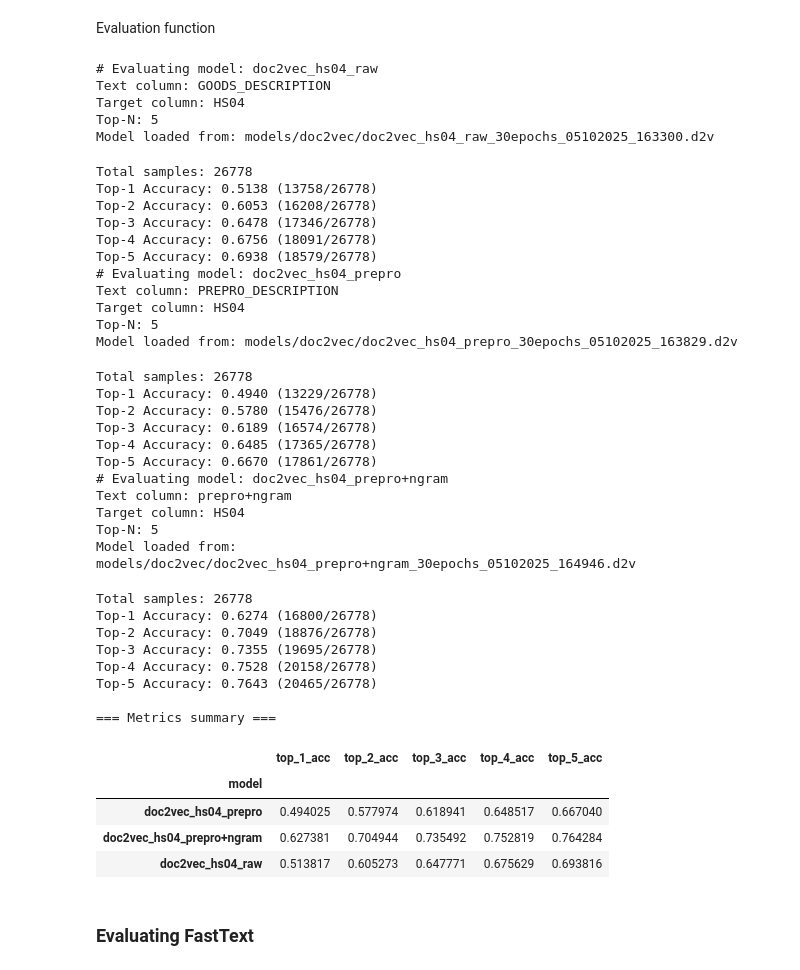
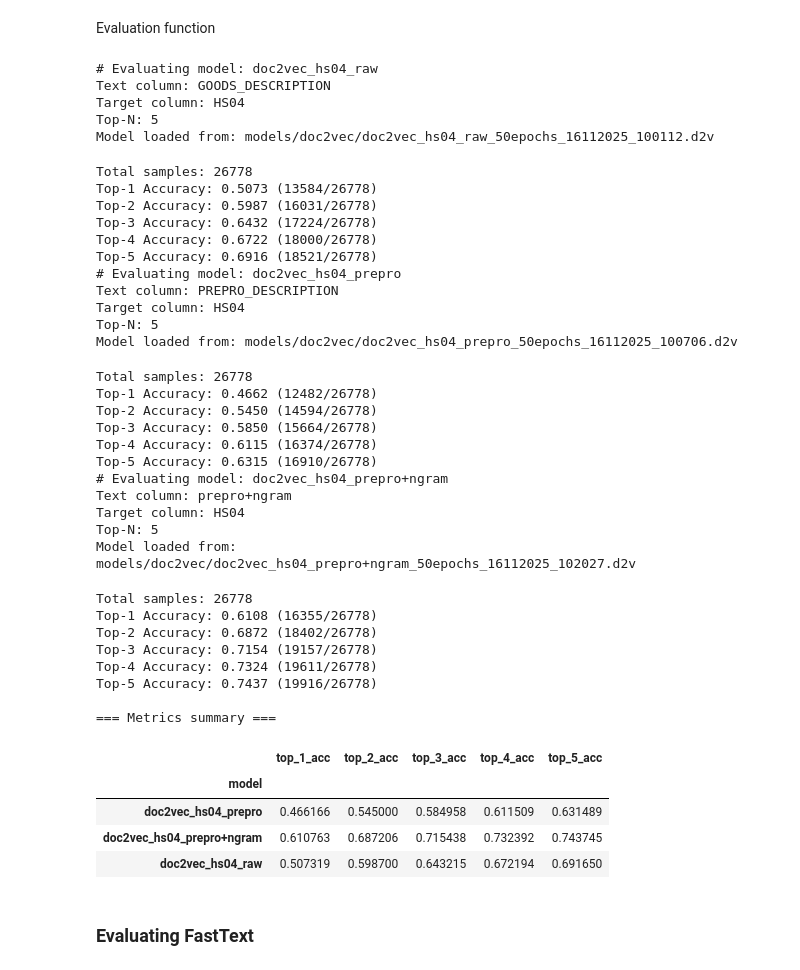
Before and after one commit to sstedoldi/tt1_clasi, a Jupyter notebook: HSrecomm_Baselines_HS04_train.ipynb, the cells around one changed output. Drawn from its saved outputs; the diff is of its cells as text; code cells hidden in the pictures.

```diff
--- a/HSrecomm_Baselines_HS04_train.ipynb
+++ b/HSrecomm_Baselines_HS04_train.ipynb
@@ -334,7 +334,7 @@ from gensim.models import FastText
 
 target_col = 'HS04'
 window = 5 # context window size +/-
-num_epochs = 30
+num_epochs = 50
 model_dim = 254
 seed = 32
 
@@ -503,7 +539,7 @@ class FastTextDocVec:
 # %%
 model = FastTextDocVec(dim=model_dim,
                        window=window,
-                       min_count=0,
+                       min_count=1, # ignore 1 instead of not ignore any words
                        epochs=num_epochs,
                        sg=1,
                        min_n=3,
@@ -526,7 +563,7 @@ del model
 # %%
 model = FastTextDocVec(dim=model_dim,
                        window=window,
-                       min_count=0,
+                       min_count=1, # ignore 1 instead of not ignore any words
                        epochs=num_epochs,
                        sg=1,
                        min_n=3,
@@ -549,7 +587,7 @@ del model
 # %%
 model = FastTextDocVec(dim=model_dim,
                        window=window,
-                       min_count=0,
+                       min_count=1, # ignore 1 instead of not ignore any words
                        epochs=num_epochs,
                        sg=1,
                        min_n=3,
@@ -737,15 +777,15 @@ val_df['prepro+ngram'] = (val_df[prepro_col] + ' ' + val_df[ngram_col]).str.stri
 
 models = [
     ('doc2vec_hs04_raw',
-     'models/doc2vec/doc2vec_hs04_raw_30epochs_05102025_163300.d2v',
+     'models/doc2vec/doc2vec_hs04_raw_50epochs_16112025_100112.d2v',
      raw_col, target_col),
 
     ('doc2vec_hs04_prepro',
-     'models/doc2vec/doc2vec_hs04_prepro_30epochs_05102025_163829.d2v',
+     'models/doc2vec/doc2vec_hs04_prepro_50epochs_16112025_100706.d2v',
      prepro_col, target_col),
 
     ('doc2vec_hs04_prepro+ngram',
-     'models/doc2vec/doc2vec_hs04_prepro+ngram_30epochs_05102025_164946.d2v',
+     'models/doc2vec/doc2vec_hs04_prepro+ngram_50epochs_16112025_102027.d2v',
      'prepro+ngram', target_col),
 ]
 
@@ -760,59 +800,59 @@ for model_name, model_path, text_col, tgt in models:
         text_col=text_col,
         target_col=tgt,
         top_n=5,
-        epochs=30,           # matches your trained-model naming
+        epochs=num_epochs,           # matches your trained-model naming
         alpha=None,          # let gensim handle the schedule
         min_alpha=None,
         show_progress=True
     )
     scored_dfs[model_name] = df_scored
     row = {'model': model_name, **metrics}
     all_metrics.append(row)
 
 metrics_df = pd.DataFrame(all_metrics).set_index('model').sort_index()
 print("\n=== Metrics summary ===")
 metrics_df
 # %% [output]
 # Evaluating model: doc2vec_hs04_raw
 Text column: GOODS_DESCRIPTION
 Target column: HS04
 Top-N: 5
-Model loaded from: models/doc2vec/doc2vec_hs04_raw_30epochs_05102025_163300.d2v
+Model loaded from: models/doc2vec/doc2vec_hs04_raw_50epochs_16112025_100112.d2v
 Total samples: 26778
-Top-1 Accuracy: 0.5138 (13758/26778)
-Top-2 Accuracy: 0.6053 (16208/26778)
-Top-3 Accuracy: 0.6478 (17346/26778)
-Top-4 Accuracy: 0.6756 (18091/26778)
-Top-5 Accuracy: 0.6938 (18579/26778)
+Top-1 Accuracy: 0.5073 (13584/26778)
+Top-2 Accuracy: 0.5987 (16031/26778)
+Top-3 Accuracy: 0.6432 (17224/26778)
+Top-4 Accuracy: 0.6722 (18000/26778)
+Top-5 Accuracy: 0.6916 (18521/26778)
 # Evaluating model: doc2vec_hs04_prepro
 Text column: PREPRO_DESCRIPTION
 Target column: HS04
 Top-N: 5
-Model loaded from: models/doc2vec/doc2vec_hs04_prepro_30epochs_05102025_163829.d2v
+Model loaded from: models/doc2vec/doc2vec_hs04_prepro_50epochs_16112025_100706.d2v
 Total samples: 26778
-Top-1 Accuracy: 0.4940 (13229/26778)
-Top-2 Accuracy: 0.5780 (15476/26778)
-Top-3 Accuracy: 0.6189 (16574/26778)
-Top-4 Accuracy: 0.6485 (17365/26778)
-Top-5 Accuracy: 0.6670 (17861/26778)
+Top-1 Accuracy: 0.4662 (12482/26778)
+Top-2 Accuracy: 0.5450 (14594/26778)
+Top-3 Accuracy: 0.5850 (15664/26778)
+Top-4 Accuracy: 0.6115 (16374/26778)
+Top-5 Accuracy: 0.6315 (16910/26778)
 # Evaluating model: doc2vec_hs04_prepro+ngram
 Text column: prepro+ngram
 Target column: HS04
 Top-N: 5
-Model loaded from: models/doc2vec/doc2vec_hs04_prepro+ngram_30epochs_05102025_164946.d2v
+Model loaded from: models/doc2vec/doc2vec_hs04_prepro+ngram_50epochs_16112025_102027.d2v
 Total samples: 26778
-Top-1 Accuracy: 0.6274 (16800/26778)
-Top-2 Accuracy: 0.7049 (18876/26778)
-Top-3 Accuracy: 0.7355 (19695/26778)
-Top-4 Accuracy: 0.7528 (20158/26778)
-Top-5 Accuracy: 0.7643 (20465/26778)
+Top-1 Accuracy: 0.6108 (16355/26778)
+Top-2 Accuracy: 0.6872 (18402/26778)
+Top-3 Accuracy: 0.7154 (19157/26778)
+Top-4 Accuracy: 0.7324 (19611/26778)
+Top-5 Accuracy: 0.7437 (19916/26778)
 
 === Metrics summary ===
 |  | top_1_acc | top_2_acc | top_3_acc | top_4_acc | top_5_acc |
 | model |  |  |  |  |  |
-| doc2vec_hs04_prepro | 0.494025 | 0.577974 | 0.618941 | 0.648517 | 0.667040 |
-| doc2vec_hs04_prepro+ngram | 0.627381 | 0.704944 | 0.735492 | 0.752819 | 0.764284 |
-| doc2vec_hs04_raw | 0.513817 | 0.605273 | 0.647771 | 0.675629 | 0.693816 |
+| doc2vec_hs04_prepro | 0.466166 | 0.545000 | 0.584958 | 0.611509 | 0.631489 |
+| doc2vec_hs04_prepro+ngram | 0.610763 | 0.687206 | 0.715438 | 0.732392 | 0.743745 |
+| doc2vec_hs04_raw | 0.507319 | 0.598700 | 0.643215 | 0.672194 | 0.691650 |
 # %% [markdown]
 ### Evaluating FastText
 # %% [markdown]
```
Also changed, not shown: parts of 16 cells of this notebook, 11 other files.
